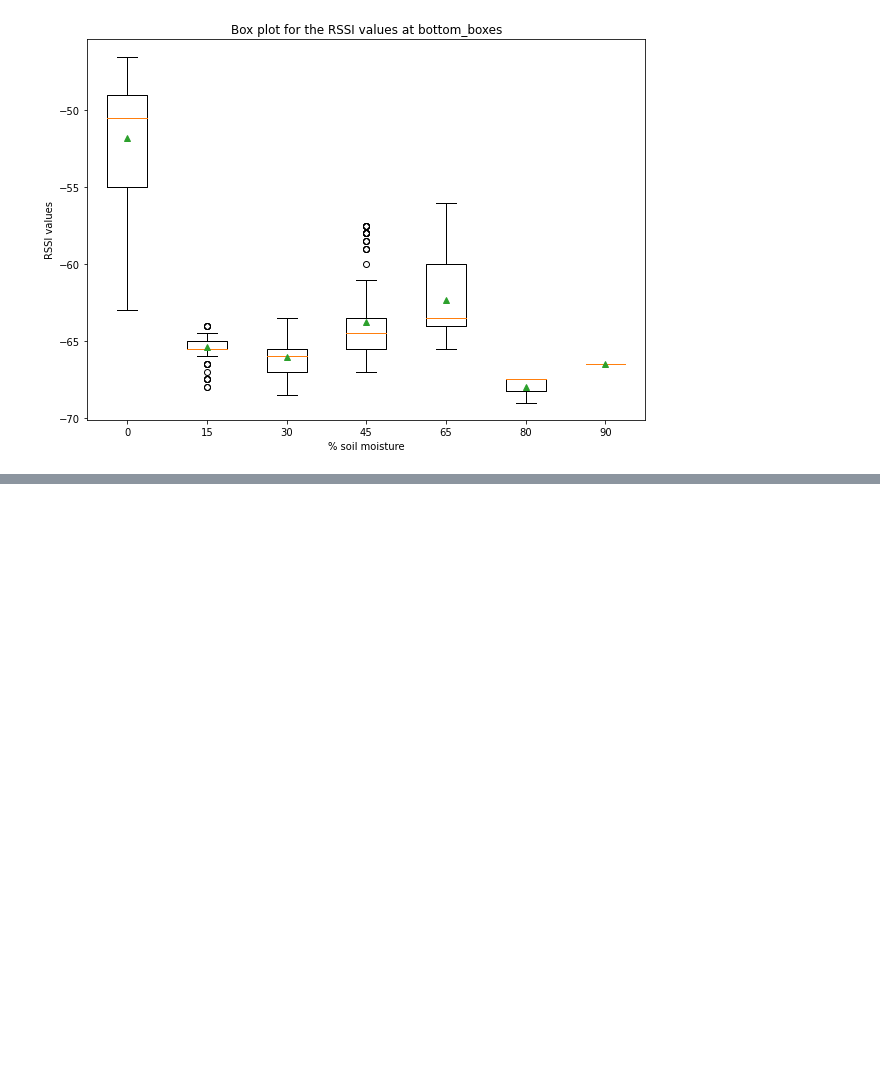
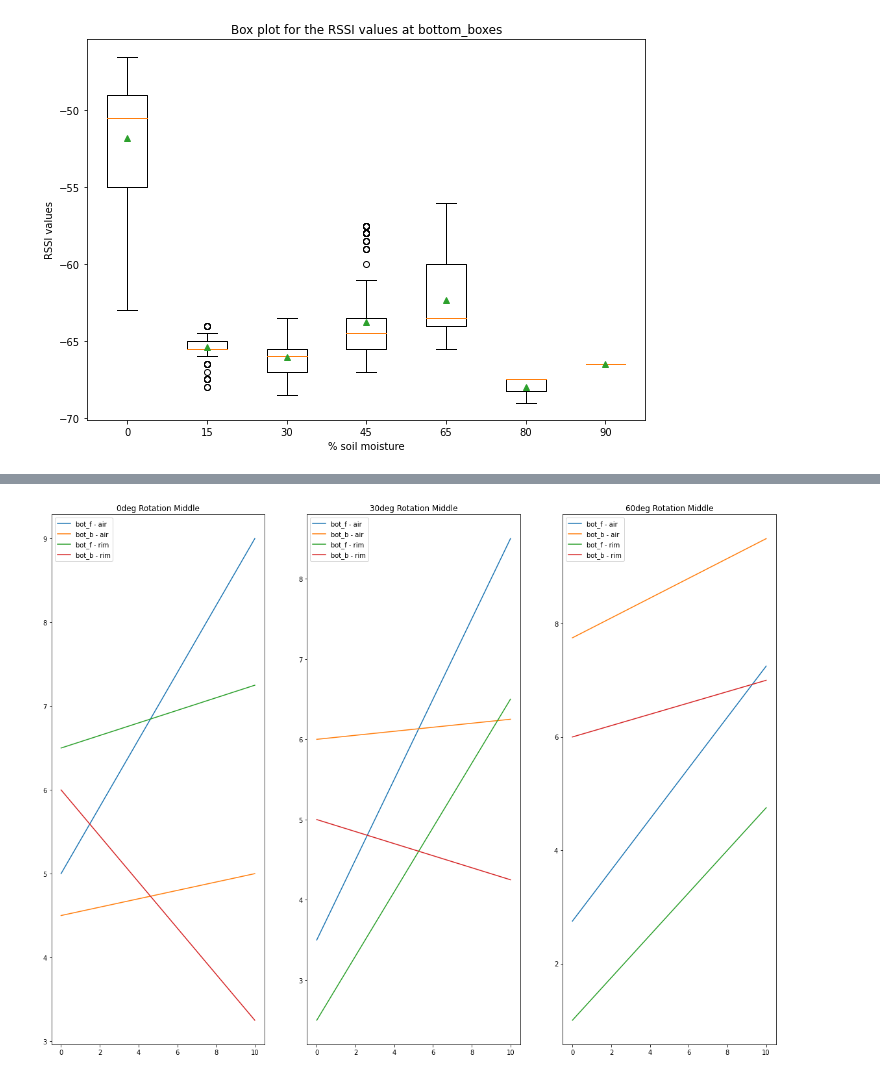
Before and after one commit to Rashmil-1999/smart_garden_rpi, a Jupyter notebook: src/viz.ipynb, the cells around one changed output, grey strips where cells are left out. Saved outputs shown, nothing was run; the diff lists cells and outputs as text; code cells hidden in the pictures; blank space fills up the shorter version.

```diff
--- a/src/viz.ipynb
+++ b/src/viz.ipynb
@@ -576,29 +662,31 @@ for location_ys, location_xs in zip(mrt_positions_ys, mrt_positions_xs):
 # %%
 # Rotation DMRT plots
 _, axes = plt.subplots(1,3, figsize=(20,15))
 
 i = 0
 for location_ys, location_xs in zip(mrt_rotations_ys, mrt_rotations_xs):
     diff_collection = []
     for loc1, loc2, lab in tag_locs_v2:
         ydiff = []
         x_final = []
         for x in xs_v2:
             if x in location_xs[tag_info_v2[loc1]["EPC-96"]] and x in location_xs[tag_info_v2[loc2]["EPC-96"]]:
                 loc1_idx = location_xs[tag_info_v2[loc1]["EPC-96"]].index(x)
                 loc2_idx = location_xs[tag_info_v2[loc2]["EPC-96"]].index(x)
                 diff = location_ys[tag_info[loc1]["EPC-96"]][loc1_idx] - location_ys[tag_info[loc2]["EPC-96"]][loc2_idx]
                 ydiff.append(diff)
                 x_final.append(x)
         assert len(ydiff) == len(x_final), "Length of y and x not same"
         diff_collection.append((x_final, ydiff, lab))
 
     for diff_values in diff_collection:
         axes[i].plot(diff_values[0], diff_values[1], label=diff_values[2])
 
-    axes[i].set_title(positions[i])
+    axes[i].set_title(positions_v2_rot[i])
     axes[i].legend()
     i += 1
+# %% [output]
+[figure, added]
 # %%
 # displacement DMRT plots
 _, axes = plt.subplots(2, 2, figsize=(20,15))
```
Also changed, not shown: parts of 13 cells of this notebook.
